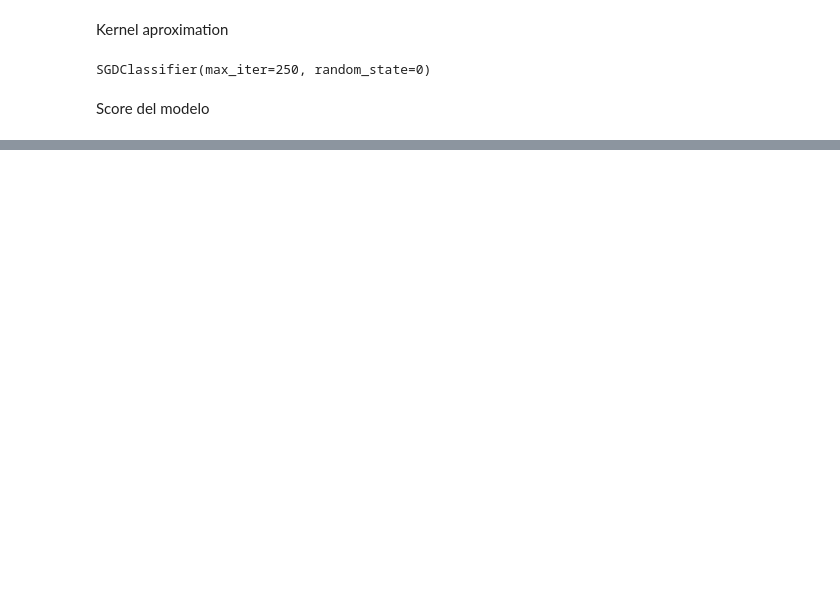
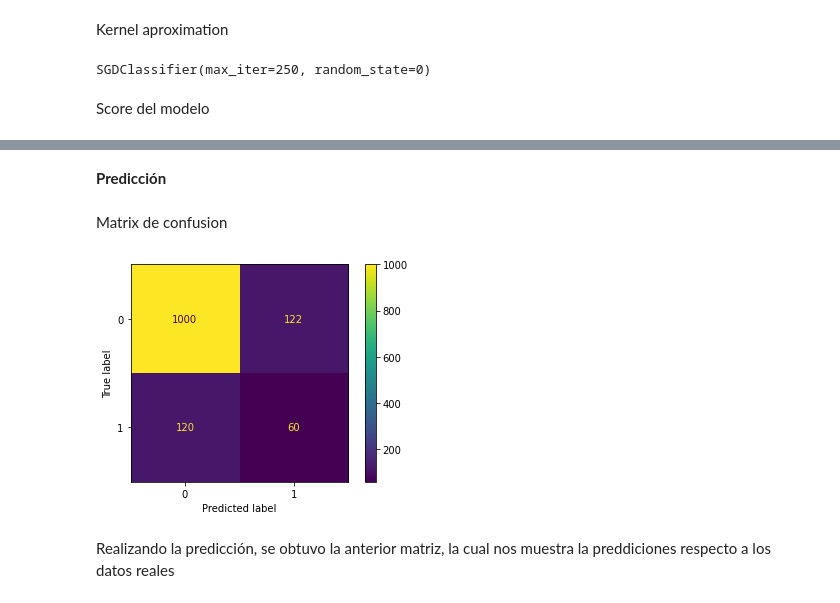
Before and after one commit to danielalopezanaya/Caso-estudio-Human-Resources, a Jupyter notebook: modelo.ipynb, the cells around one changed output, grey strips where cells are left out. Saved outputs shown, nothing was run; the diff lists cells and outputs as text; code cells hidden in the pictures; blank space fills up the shorter version.

Commit message:
prediccion

```diff
--- a/modelo.ipynb
+++ b/modelo.ipynb
@@ -305,0 +447,25 @@ modelo.score(X_test_transformed,y_test)
+# %%
+# Se guarda el modelo como archivo binario
+nombreArchivo = "./data/modelo.pkl"
+pickle.dump(modelo3, open(nombreArchivo, 'wb'))
+# %%
+# Se carga el modelo
+LoadedModel = pickle.load(open(nombreArchivo, 'rb'))
+# %% [markdown]
+**Predicción**
+# %%
+# Se realiza la predicción
+prediccion = LoadedModel.predict(X_test)
+# %% [markdown]
+Matrix de confusion
+# %%
+# Matrix de confusion para el modelo
+from sklearn.metrics.cluster import contingency_matrix
+cm = contingency_matrix(y_test, prediccion)
+display = ConfusionMatrixDisplay(confusion_matrix = cm)
+display.plot()
+plt.show()
+# %% [output]
+[figure, added]
+# %% [markdown]
+Realizando la predicción, se obtuvo la anterior matriz, la cual nos muestra la preddiciones respecto a los datos reales
```
Also changed, not shown: parts of 36 cells of this notebook, 1 other file.
